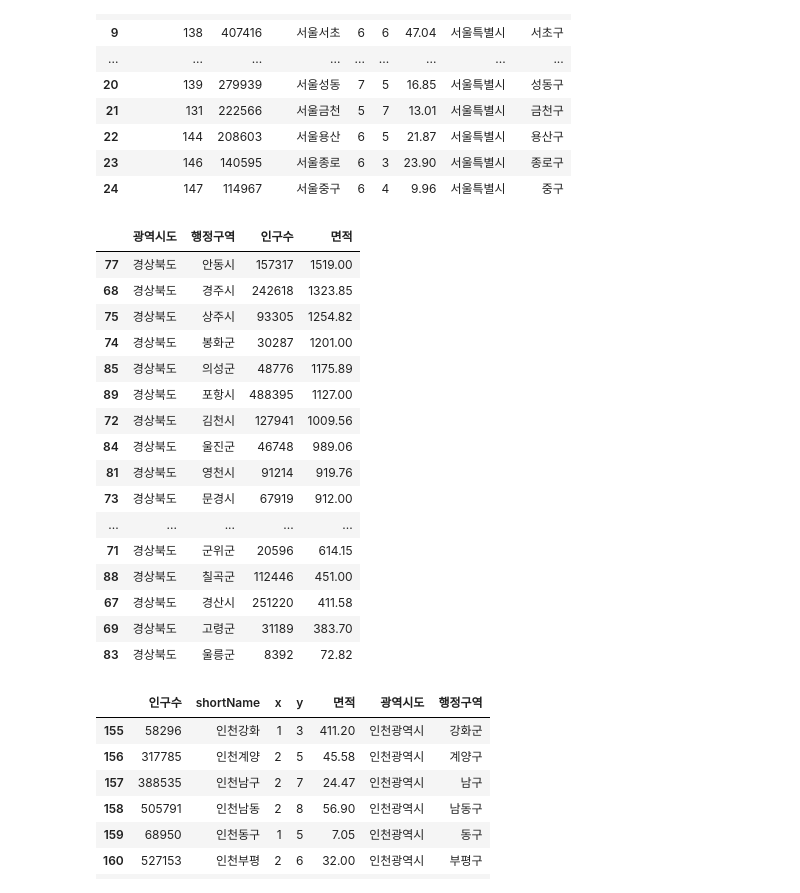
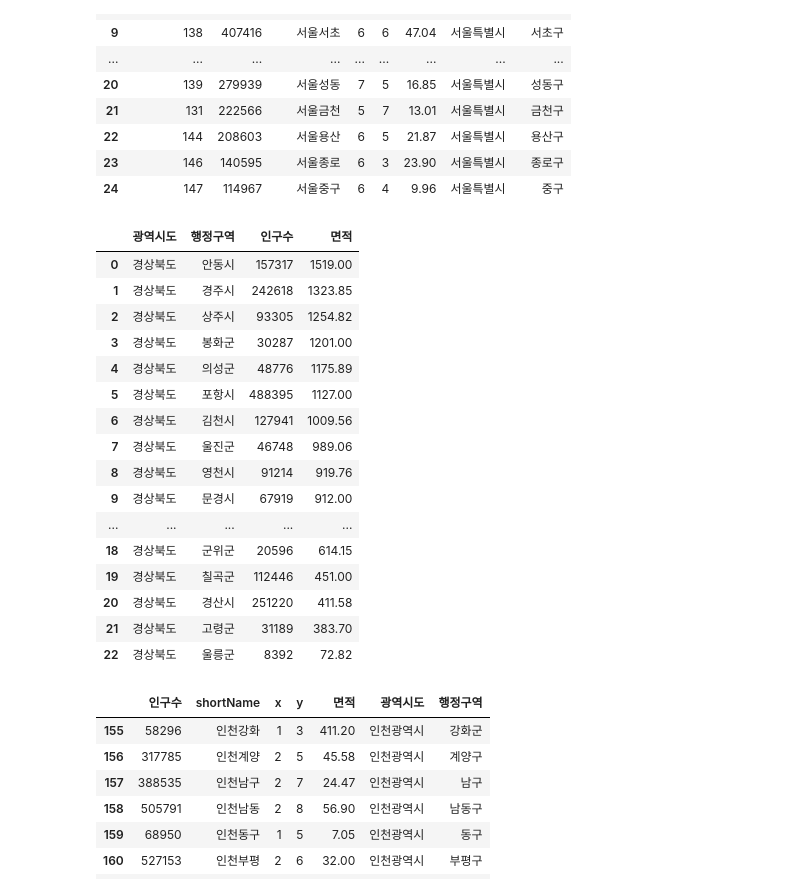
Before and after one commit to vega2k/webscraping_datascience, a Jupyter notebook: 4.행정구역정보분석_시각화.ipynb, the cells around one changed output. Cells and saved outputs as stored; diff of their text form; code cells hidden in the pictures.

```diff
--- a/4.행정구역정보분석_시각화.ipynb
+++ b/4.행정구역정보분석_시각화.ipynb
@@ -239,25 +261,25 @@ data.loc[data['광역시도'] == '서울특별시']\
 # %%
 #9 광역시도 값이 경상북도인 행과 광역시도,행정구역,인구수 컬럼 선택하기
 data.loc[data['광역시도'] == '경상북도',['광역시도','행정구역','인구수','면적']]\
-.sort_values(by=['면적','인구수'],ascending=False)
+.sort_values(by=['면적','인구수'],ascending=False).reset_index(drop=True)
 # %% [output]
 |  | 광역시도 | 행정구역 | 인구수 | 면적 |
-| 77 | 경상북도 | 안동시 | 157317 | 1519.00 |
-| 68 | 경상북도 | 경주시 | 242618 | 1323.85 |
-| 75 | 경상북도 | 상주시 | 93305 | 1254.82 |
-| 74 | 경상북도 | 봉화군 | 30287 | 1201.00 |
-| 85 | 경상북도 | 의성군 | 48776 | 1175.89 |
-| 89 | 경상북도 | 포항시 | 488395 | 1127.00 |
-| 72 | 경상북도 | 김천시 | 127941 | 1009.56 |
-| 84 | 경상북도 | 울진군 | 46748 | 989.06 |
-| 81 | 경상북도 | 영천시 | 91214 | 919.76 |
-| 73 | 경상북도 | 문경시 | 67919 | 912.00 |
+| 0 | 경상북도 | 안동시 | 157317 | 1519.00 |
+| 1 | 경상북도 | 경주시 | 242618 | 1323.85 |
+| 2 | 경상북도 | 상주시 | 93305 | 1254.82 |
+| 3 | 경상북도 | 봉화군 | 30287 | 1201.00 |
+| 4 | 경상북도 | 의성군 | 48776 | 1175.89 |
+| 5 | 경상북도 | 포항시 | 488395 | 1127.00 |
+| 6 | 경상북도 | 김천시 | 127941 | 1009.56 |
+| 7 | 경상북도 | 울진군 | 46748 | 989.06 |
+| 8 | 경상북도 | 영천시 | 91214 | 919.76 |
+| 9 | 경상북도 | 문경시 | 67919 | 912.00 |
 | ... | ... | ... | ... | ... |
-| 71 | 경상북도 | 군위군 | 20596 | 614.15 |
-| 88 | 경상북도 | 칠곡군 | 112446 | 451.00 |
-| 67 | 경상북도 | 경산시 | 251220 | 411.58 |
-| 69 | 경상북도 | 고령군 | 31189 | 383.70 |
-| 83 | 경상북도 | 울릉군 | 8392 | 72.82 |
+| 18 | 경상북도 | 군위군 | 20596 | 614.15 |
+| 19 | 경상북도 | 칠곡군 | 112446 | 451.00 |
+| 20 | 경상북도 | 경산시 | 251220 | 411.58 |
+| 21 | 경상북도 | 고령군 | 31189 | 383.70 |
+| 22 | 경상북도 | 울릉군 | 8392 | 72.82 |
 # %%
 #10. 인천광역시의 인구수부터 행정구역까지(Slicing)의 컬럼 선택하기
 data.loc[data['광역시도'] == '인천광역시','인구수':'행정구역']
```
Also changed, not shown: parts of 28 cells of this notebook, 8 other files.
